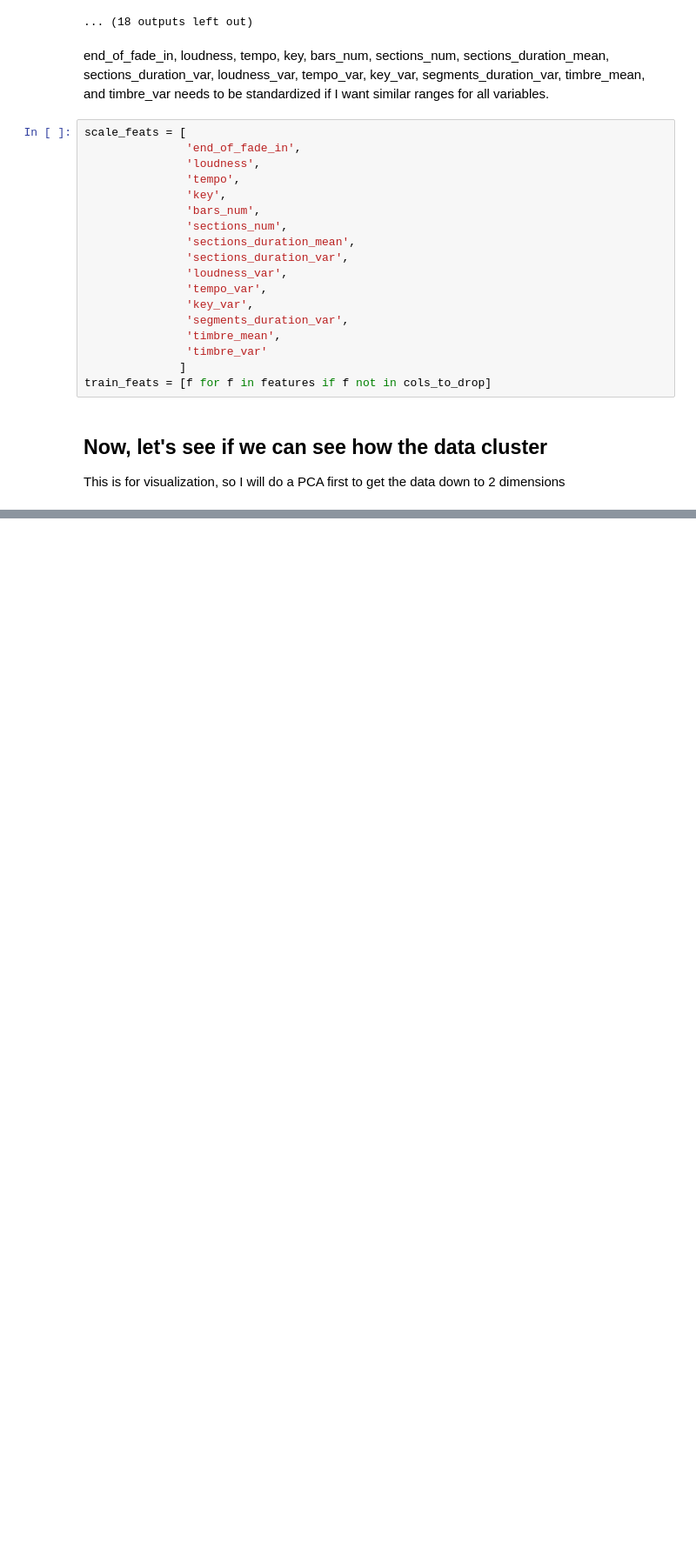
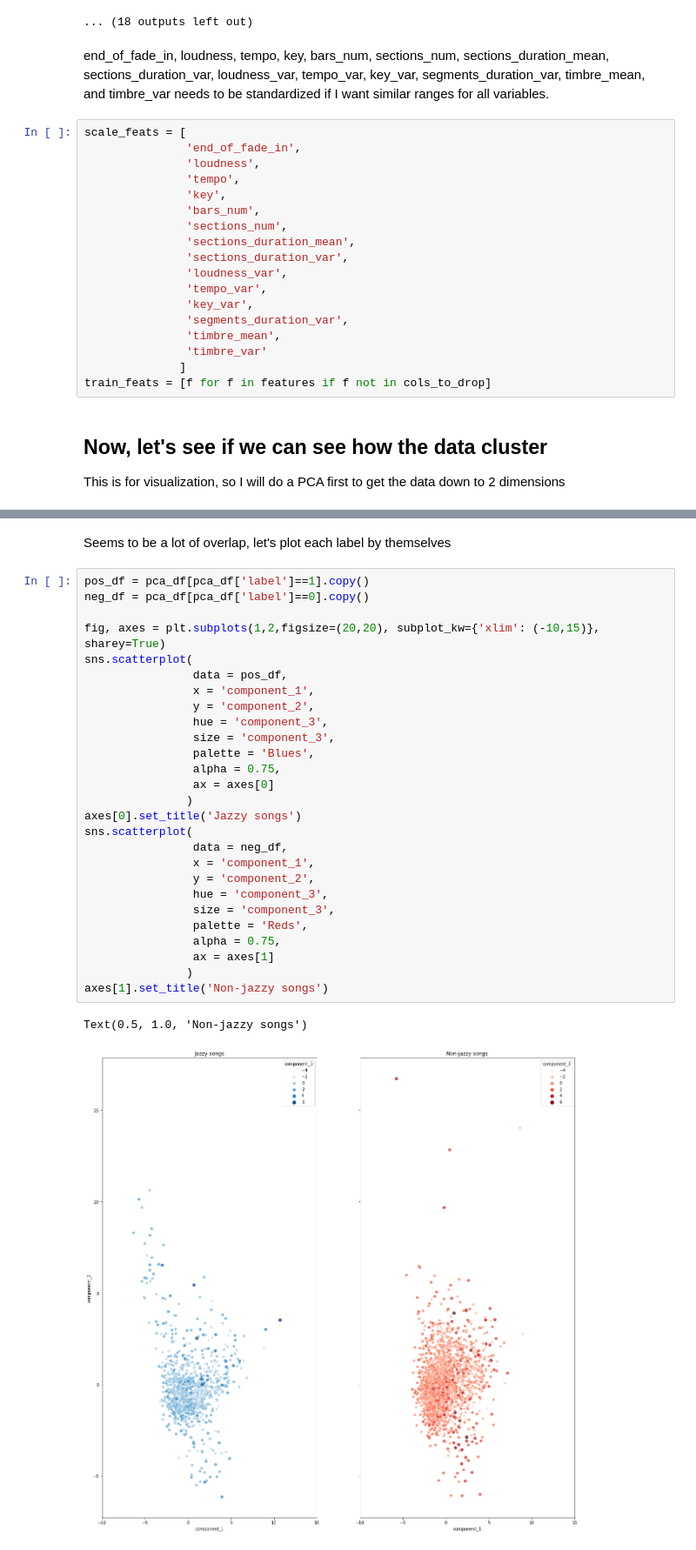
Before and after one commit to LingeJohnsen/Playlist-curator, a Jupyter notebook: Jazzy_notebook.ipynb, the cells around one changed output, grey strips where cells are left out. Shown at 87% size. Saved outputs shown, nothing was run; the diff lists cells and outputs as text; blank space fills up the shorter version.

```diff
--- a/Jazzy_notebook.ipynb
+++ b/Jazzy_notebook.ipynb
@@ -350,0 +367,32 @@ scaled_df.head()
+# %% [markdown]
+Seems to be a lot of overlap, let's plot each label by themselves
+# %%
+pos_df = pca_df[pca_df['label']==1].copy()
+neg_df = pca_df[pca_df['label']==0].copy()
+
+fig, axes = plt.subplots(1,2,figsize=(20,20), subplot_kw={'xlim': (-10,15)}, sharey=True)
+sns.scatterplot(
+                data = pos_df,
+                x = 'component_1',
+                y = 'component_2',
+                hue = 'component_3',
+                size = 'component_3',
+                palette = 'Blues',
+                alpha = 0.75,
+                ax = axes[0]
+               )
+axes[0].set_title('Jazzy songs')
+sns.scatterplot(
+                data = neg_df,
+                x = 'component_1',
+                y = 'component_2',
+                hue = 'component_3',
+                size = 'component_3',
+                palette = 'Reds',
+                alpha = 0.75,
+                ax = axes[1]
+               )
+axes[1].set_title('Non-jazzy songs')
+# %% [output]
+Text(0.5, 1.0, 'Non-jazzy songs')
+[figure, added]
```
Also changed, not shown: parts of 8 cells of this notebook, 1 other file.
